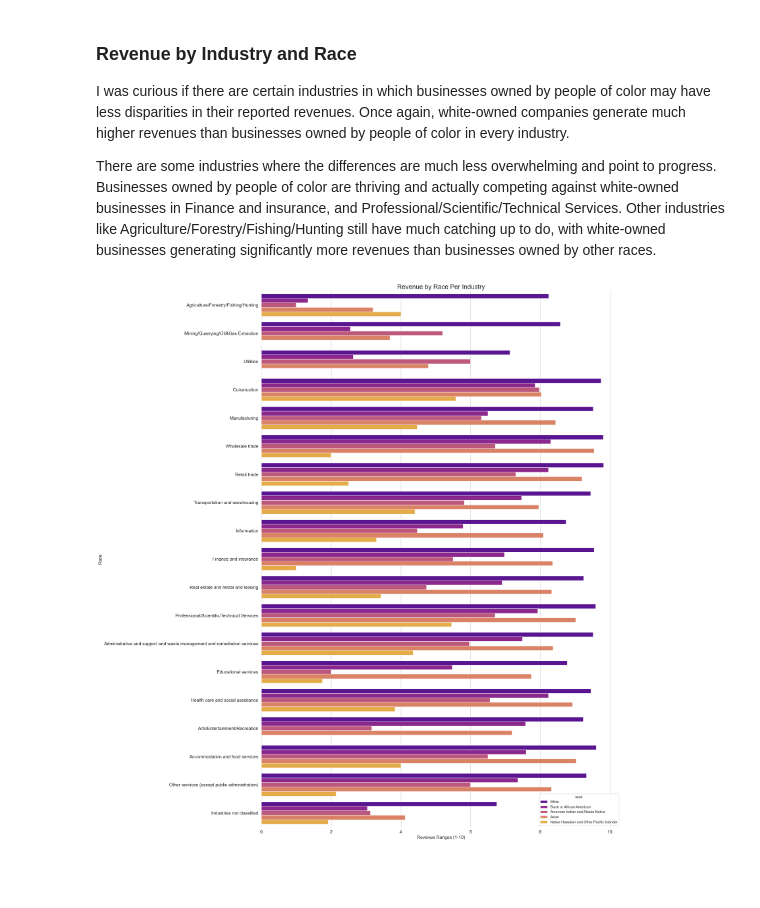
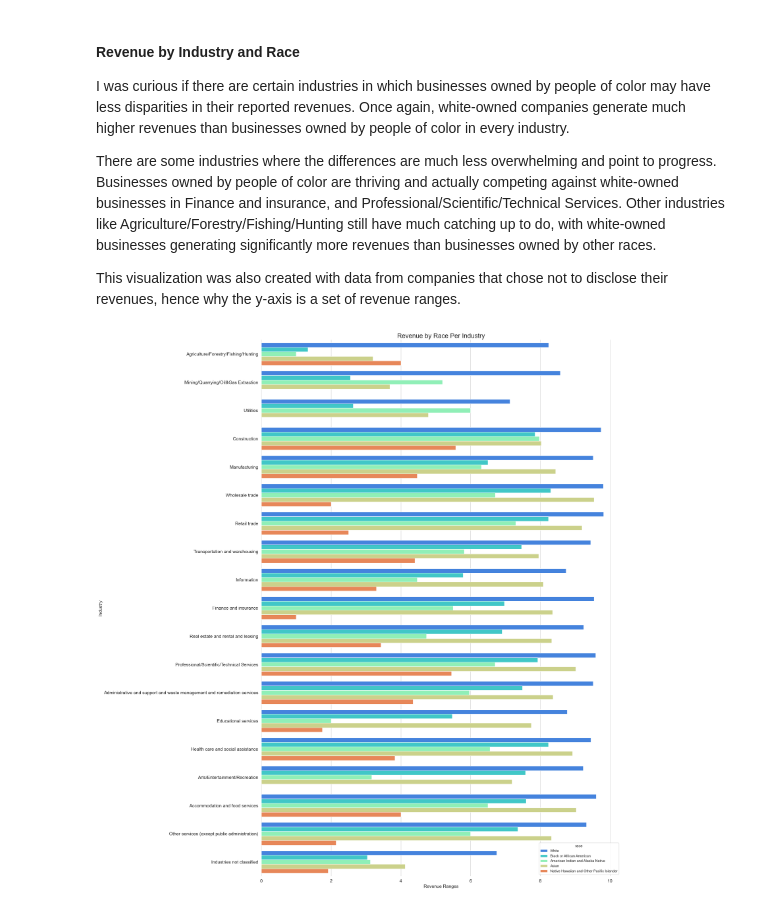
Before and after one commit to CMatador/asmt-8, a Jupyter notebook: viz.ipynb, the cells around one changed output. Drawn from its saved outputs; the diff is of its cells as text; code cells hidden in the pictures; blank space fills up the shorter version.

```diff
--- a/viz.ipynb
+++ b/viz.ipynb
@@ -115,25 +108,27 @@ plt.ylabel('Frequency', size=16);
 # %% [markdown]
-### Revenue by Industry and Race
+#### Revenue by Industry and Race
 
 I was curious if there are certain industries in which businesses owned by people of color may have less disparities in their reported revenues. Once again, white-owned companies generate much higher revenues than businesses owned by people of color in every industry.
 
 There are some industries where the differences are much less overwhelming and point to progress. Businesses owned by people of color are thriving and actually competing against white-owned businesses in Finance and insurance, and Professional/Scientific/Technical Services. Other industries like Agriculture/Forestry/Fishing/Hunting still have much catching up to do, with white-owned businesses generating significantly more revenues than businesses owned by other races.
+
+This visualization was also created with data from companies that chose not to disclose their revenues, hence why the y-axis is a set of revenue ranges.
 # %%
 revenue_industry['revenue_ranges'] = revenue_industry['revenue_ranges'].replace(['B', 'I', 'K', 'L', 'M', 'O', 'R', 'T', 'U', 'W'], [1, 2, 3, 4, 5, 6, 7, 8, 9, 10])
 sns.set_theme(style="whitegrid")
 plt.figure(figsize = (20,30))
 ax = sns.barplot(x='revenue_ranges',
                  y='industry',
                  data=revenue_industry,
-                 palette='plasma',
+                 palette='rainbow',
                  hue='race',
                  ci=None)
 
 ax.set_title('Revenue by Race Per Industry', size=20)
-ax.set_xlabel('Revenue Ranges (1-10)', size=14)
-ax.set_ylabel('Race', size=14)
+ax.set_xlabel('Revenue Ranges', size=14)
+ax.set_ylabel('Industry', size=14)
 sns.despine(left=True, bottom=True)
 plt.yticks(size = 14)
 plt.xticks(size = 14);
 # %% [output]
-[figure, old version]
+[figure, new version]
```
Also changed, not shown: parts of 10 cells of this notebook.
